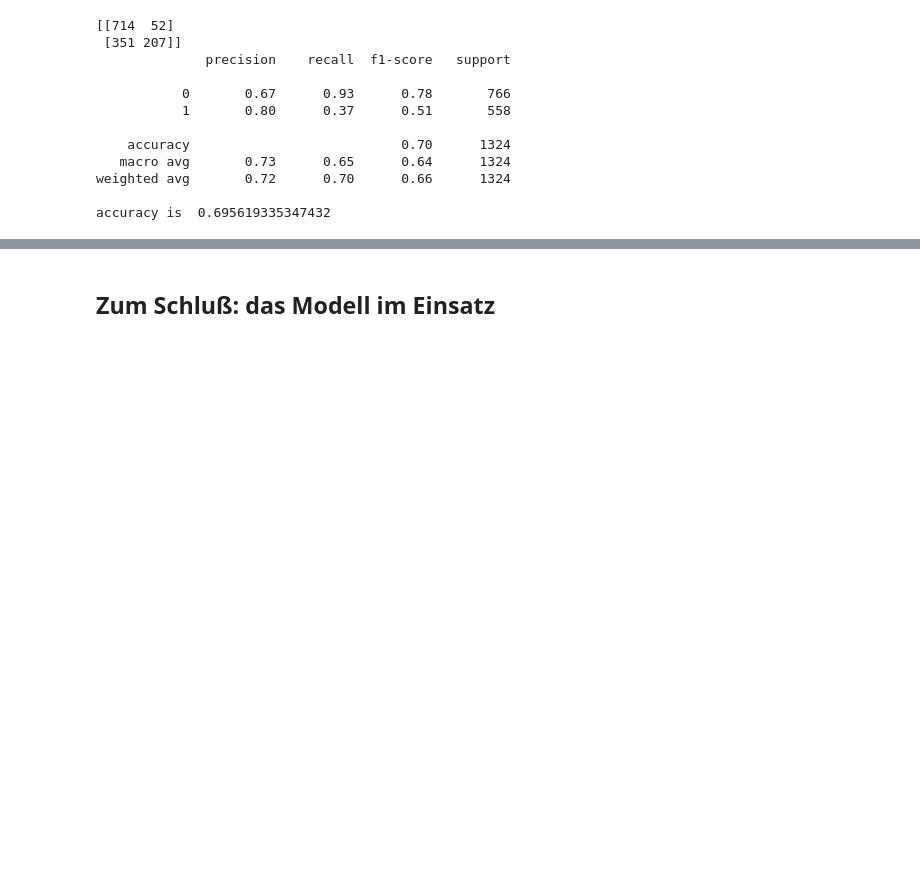
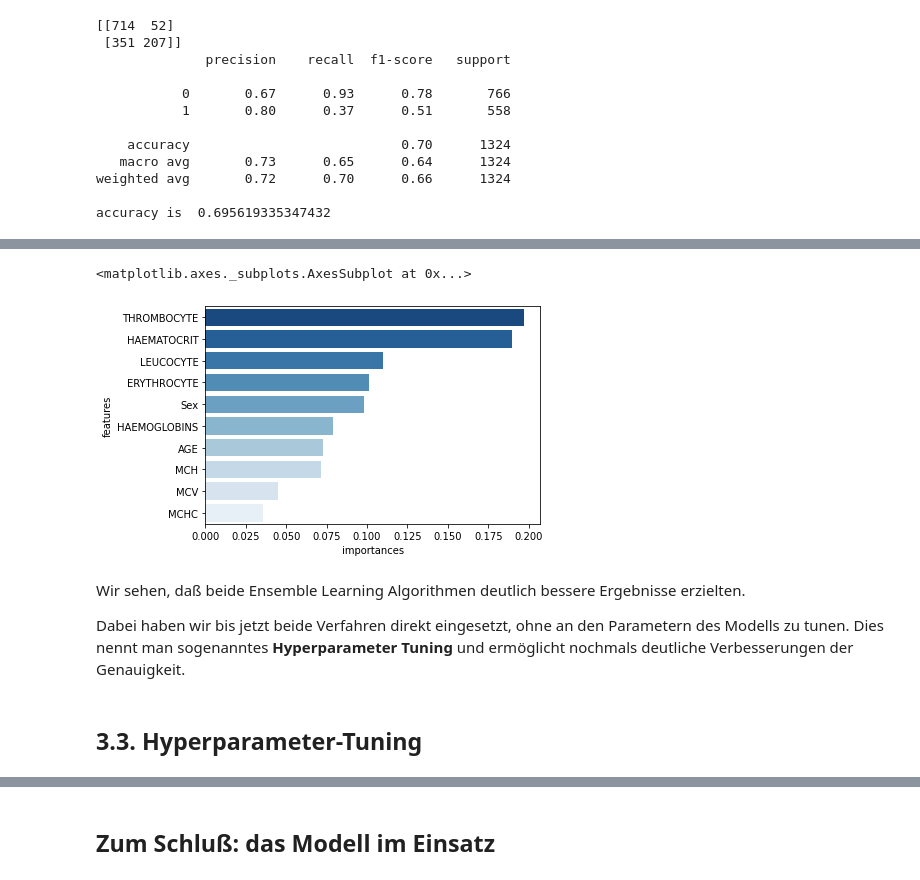
Before and after one commit to JensKohl/Lecture-Technical_Applications_Data_Management-Slides_and_Notebooks, a Jupyter notebook: Notebooks/VL 6 Supervised Learning Übungsaufgabe 2 - Krankenhaus.ipynb, the cells around one changed output, grey strips where cells are left out. Cells and saved outputs as stored; diff of their text form; code cells hidden in the pictures; blank space fills up the shorter version.

Commit message:
Added update of Krankenhaus
Added more comments, hyperparameter tuning and ways to optimize hyperparameter

```diff
--- a/Notebooks/VL 6 Supervised Learning Übungsaufgabe 2 - Krankenhaus.ipynb
+++ b/Notebooks/VL 6 Supervised Learning Übungsaufgabe 2 - Krankenhaus.ipynb
@@ -180,0 +279,7 @@ Jetzt sind Sie an der Reihe!!! Probieren Sie die verschiedenen Verfahren aus der
+# %%
+import xgboost as xgb
+
+XGB_clf = xgb.XGBClassifier()
+XGB_clf.fit(X_train, y_train)
+
+y_pred_XGBT = XGB_clf.predict(X_test)
@@ -180,0 +301,16 @@ Jetzt sind Sie an der Reihe!!! Probieren Sie die verschiedenen Verfahren aus der
+# %%
+XGBoost_feature_importances = pd.DataFrame({'features': Patients_df.columns[0:-1].values,
+                                        'importances': XGB_clf.feature_importances_})
+
+XGBoost_feature_importances.sort_values('importances', ascending = False, inplace = True)
+
+sns.barplot(x = "importances", y = "features", data = XGBoost_feature_importances, palette = "Blues_r")
+# %% [output]
+<matplotlib.axes._subplots.AxesSubplot at 0x...>
+[figure, added]
+# %% [markdown]
+Wir sehen, daß beide Ensemble Learning Algorithmen deutlich bessere Ergebnisse erzielten.
+
+Dabei haben wir bis jetzt beide Verfahren direkt eingesetzt, ohne an den Parametern des Modells zu tunen. Dies nennt man sogenanntes **Hyperparameter Tuning** und ermöglicht nochmals deutliche Verbesserungen der Genauigkeit.
+# %% [markdown]
+## 3.3. Hyperparameter-Tuning
```
Also changed, not shown: parts of 54 cells of this notebook.
